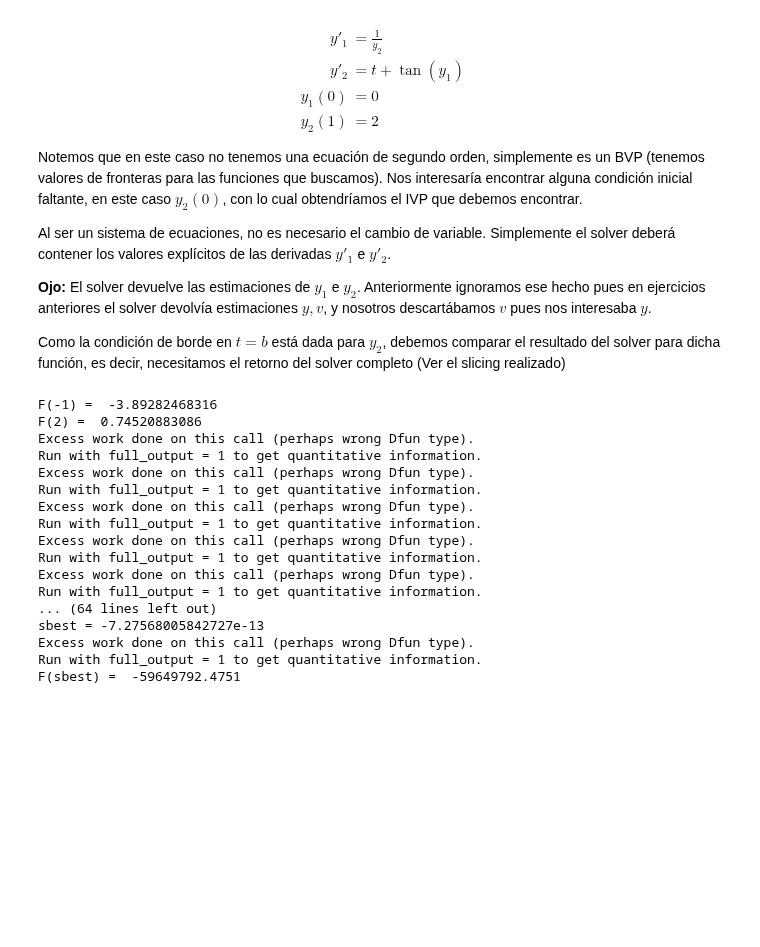
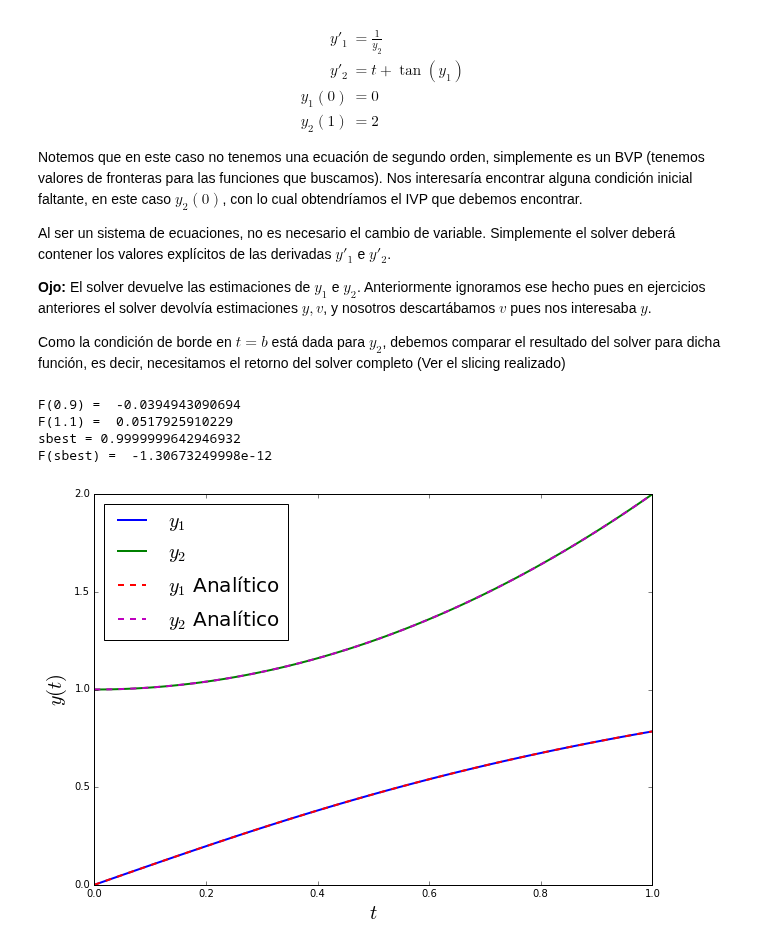
Before and after one commit to asazo/CC2, a Jupyter notebook: bvp.ipynb, the cells around one changed output. Drawn from its saved outputs; the diff is of its cells as text; code cells hidden in the pictures; blank space fills up the shorter version.

```diff
--- a/bvp.ipynb
+++ b/bvp.ipynb
@@ -289,59 +289,48 @@ Como la condición de borde en $t=b$ está dada para $y_2$, debemos comparar el
 # %%
 # Condiciones de borde e intervalo de tiempo
 a, b = (0, 1)
 y2_1 = 2.0
 t = np.linspace(a, b, 101)
 
 def yprime(_y, t):
     # En este caso "y" y "v" representan a y1 e y2
     y, v = _y
     return [1.0 / v,  t + np.tan(y)]
 
 def F(s):
     # y1_0, y2_0
     y0 = [0, s]
     sol = odeint(yprime, y0, t, mxstep=100)
     return sol[:,1][-1] - y2_1
 
 
-print("F(-1) = ", F(-0.4))
-print("F(2) = ", F(2))
+print("F(0.9) = ", F(0.9))
+print("F(1.1) = ", F(1.1))
 # Solución
-sbest = bisect(F, -0.5, 1.1)
+sbest = bisect(F, 0.9, 1.1)
 print("sbest =",sbest)
 print("F(sbest) = ", F(sbest))
-#yy = odeint(yprime, [0, sbest], t)
+
+yy = odeint(yprime, [0, sbest], t)
 
 # Plot de resultados
-#plt.figure(figsize=(10, 7))
-#plt.plot(t, yy[:, 0], lw=2.0, label="$y_1$")
-#plt.plot(t, yy[:, 1], lw=2.0, label="$y_2$")
+plt.figure(figsize=(10, 7))
+plt.plot(t, yy[:, 0], lw=2.0, label="$y_1$")
+plt.plot(t, yy[:, 1], lw=2.0, label="$y_2$")
 
 # Plot analitico
-#y1 = np.arctan(t)
-#y2 = t**2.0 + 1
-#plt.plot(t, y1,  "r--", lw=2.0, label="$y_1$ Analítico")
-#plt.plot(t, y2,  "m--", lw=2.0, label="$y_2$ Analítico")
-#plt.legend(loc='best', fontsize=20)
-#plt.xlabel("$t$", fontsize=20)
-#plt.ylabel("$y(t)$", fontsize=20)
-#plt.xlim([0, 1])
-#plt.show()
+y1 = np.arctan(t)
+y2 = t**2.0 + 1
+plt.plot(t, y1,  "r--", lw=2.0, label="$y_1$ Analítico")
+plt.plot(t, y2,  "m--", lw=2.0, label="$y_2$ Analítico")
+plt.legend(loc='best', fontsize=20)
+plt.xlabel("$t$", fontsize=20)
+plt.ylabel("$y(t)$", fontsize=20)
+plt.xlim([0, 1])
+plt.show()
 # %% [output]
-F(-1) =  -3.89282468316
-F(2) =  0.74520883086
-Excess work done on this call (perhaps wrong Dfun type).
-Run with full_output = 1 to get quantitative information.
-Excess work done on this call (perhaps wrong Dfun type).
-Run with full_output = 1 to get quantitative information.
-Excess work done on this call (perhaps wrong Dfun type).
-Run with full_output = 1 to get quantitative information.
-Excess work done on this call (perhaps wrong Dfun type).
-Run with full_output = 1 to get quantitative information.
-Excess work done on this call (perhaps wrong Dfun type).
-Run with full_output = 1 to get quantitative information.
-... (64 lines left out)
-sbest = -7.27568005842727e-13
-Excess work done on this call (perhaps wrong Dfun type).
-Run with full_output = 1 to get quantitative information.
-F(sbest) =  -59649792.4751
+F(0.9) =  -0.0394943090694
+F(1.1) =  0.0517925910229
+sbest = 0.9999999642946932
+F(sbest) =  -1.30673249998e-12
+[figure, added]
```
